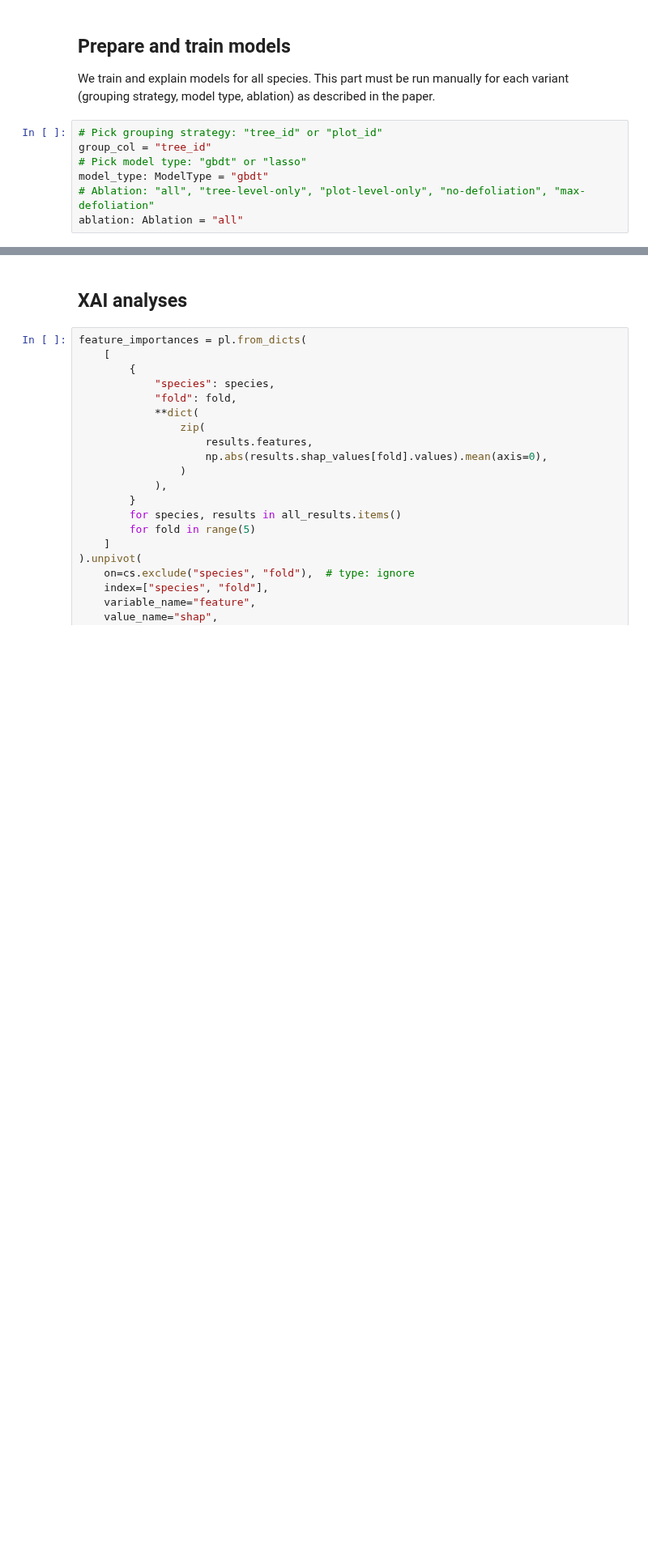
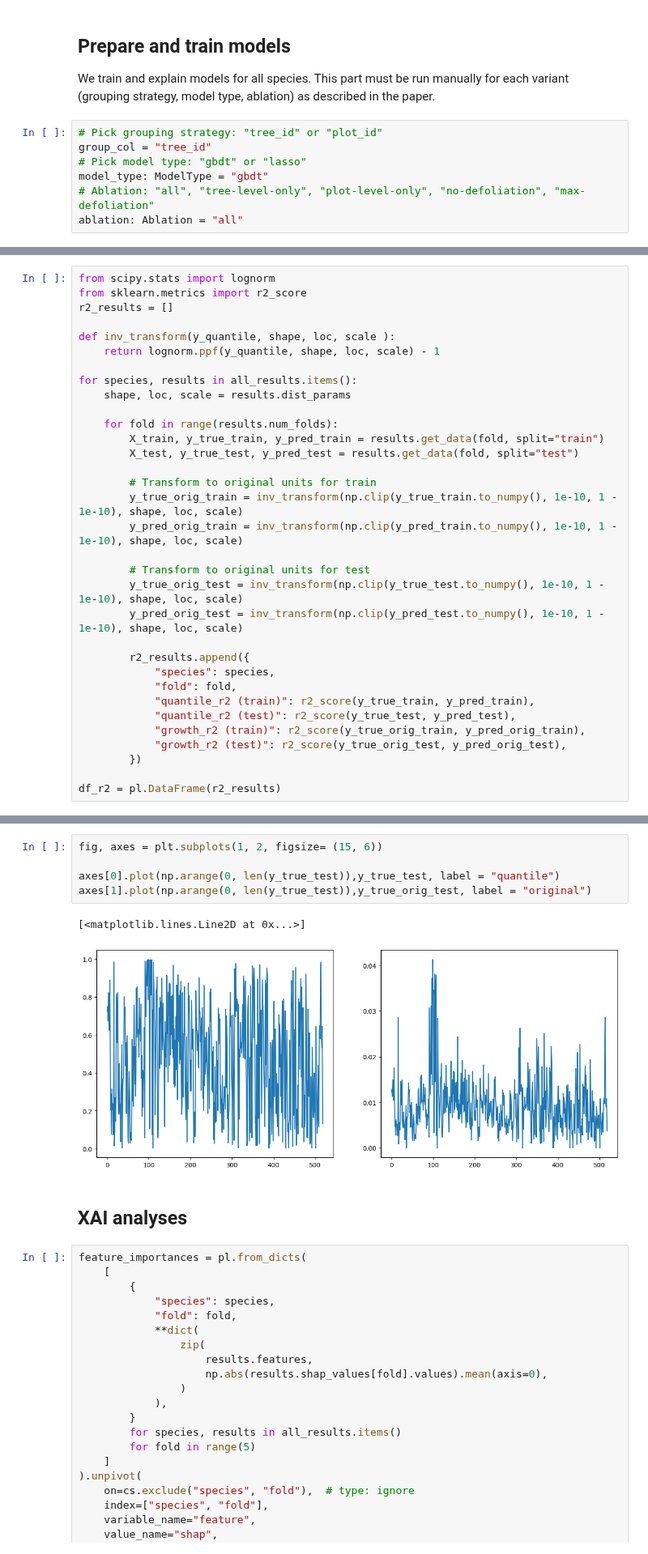
Before and after one commit to simlab-vs/icp-forest-xai, a Jupyter notebook: 02-modeling.ipynb, the cells around one changed output, grey strips where cells are left out. Shown at 81% size. Saved outputs shown, nothing was run; the diff lists cells and outputs as text; blank space fills up the shorter version.

Commit message:
Quantile invert

```diff
--- a/02-modeling.ipynb
+++ b/02-modeling.ipynb
@@ -61,0 +97,33 @@ summarize_performance(
+# %%
+from scipy.stats import lognorm
+from sklearn.metrics import r2_score
+r2_results = []
+
+def inv_transform(y_quantile, shape, loc, scale ):
+    return lognorm.ppf(y_quantile, shape, loc, scale) - 1
+
+for species, results in all_results.items():
+    shape, loc, scale = results.dist_params
+
+    for fold in range(results.num_folds):
+        X_train, y_true_train, y_pred_train = results.get_data(fold, split="train")
+        X_test, y_true_test, y_pred_test = results.get_data(fold, split="test")
+
+        # Transform to original units for train
+        y_true_orig_train = inv_transform(np.clip(y_true_train.to_numpy(), 1e-10, 1 - 1e-10), shape, loc, scale)
+        y_pred_orig_train = inv_transform(np.clip(y_pred_train.to_numpy(), 1e-10, 1 - 1e-10), shape, loc, scale)
+
+        # Transform to original units for test
+        y_true_orig_test = inv_transform(np.clip(y_true_test.to_numpy(), 1e-10, 1 - 1e-10), shape, loc, scale)
+        y_pred_orig_test = inv_transform(np.clip(y_pred_test.to_numpy(), 1e-10, 1 - 1e-10), shape, loc, scale)
+
+        r2_results.append({
+            "species": species,
+            "fold": fold,
+            "quantile_r2 (train)": r2_score(y_true_train, y_pred_train),
+            "quantile_r2 (test)": r2_score(y_true_test, y_pred_test),
+            "growth_r2 (train)": r2_score(y_true_orig_train, y_pred_orig_train),
+            "growth_r2 (test)": r2_score(y_true_orig_test, y_pred_orig_test),
+        })
+
+df_r2 = pl.DataFrame(r2_results)
@@ -62,3 +160,11 @@ summarize_performance(
+# %%
+fig, axes = plt.subplots(1, 2, figsize= (15, 6))
+
+axes[0].plot(np.arange(0, len(y_true_test)),y_true_test, label = "quantile")
+axes[1].plot(np.arange(0, len(y_true_test)),y_true_orig_test, label = "original")
+# %% [output]
+[<matplotlib.lines.Line2D at 0x...>]
+[figure, added]
 # %% [markdown]
 ## XAI analyses
 # %%
```
Also changed, not shown: parts of 3 cells of this notebook, 2 other files.
